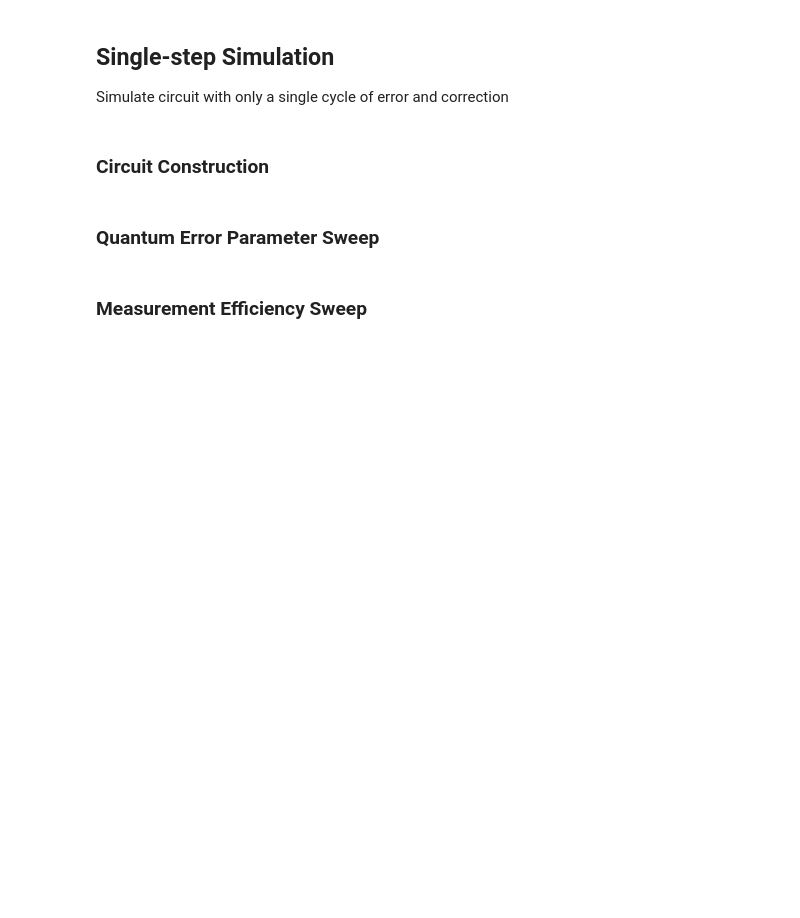
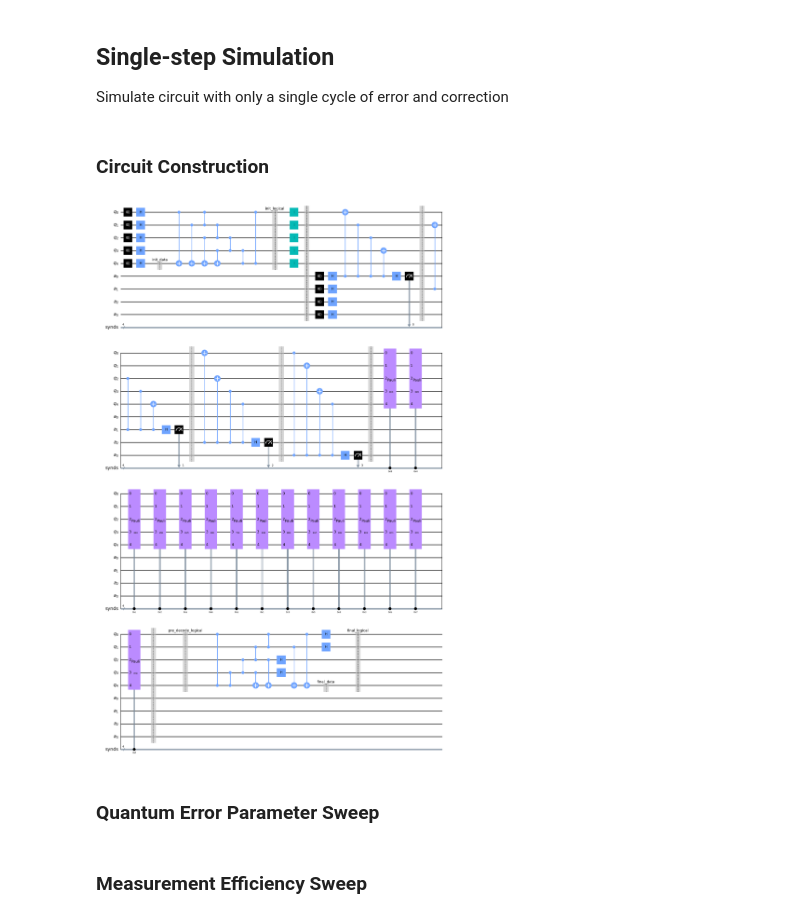
Before and after one commit to judealnas/5-Qubit-QEC-Qiskit, a Jupyter notebook: main.ipynb, the cells around one changed output. Cells and saved outputs as stored; diff of their text form; code cells hidden in the pictures; blank space fills up the shorter version.

```diff
--- a/main.ipynb
+++ b/main.ipynb
@@ -209,13 +219,17 @@ Simulate circuit with only a single cycle of error and correction
 # %%
 q_reg = FiveQubitCode.q_reg
 a_reg = FiveQubitCode.a_reg
 c_reg = FiveQubitCode.c_reg
 
 qcirc_single_step = QuantumCircuit(q_reg, a_reg, c_reg)
-qcirc_single_step.compose(circuit_init(), inplace=True)
+qcirc_single_step.compose(circuit_init('+'), inplace=True)
 qcirc_single_step.compose(circuit_QEC(steps=1,qec_period=1),inplace=True)
 qcirc_single_step.compose(circuit_end(), inplace=True)
-qcirc_single_step.draw(output='mpl')
+
+T_qcirc_single_step = qiskit.transpile(qcirc_single_step,simulator,optimization_level=0)
+T_qcirc_single_step.draw(output='mpl')
+# %% [output]
+[figure, added]
 # %% [markdown]
 ### Quantum Error Parameter Sweep
 # %%
```
Also changed, not shown: parts of 5 cells of this notebook.
